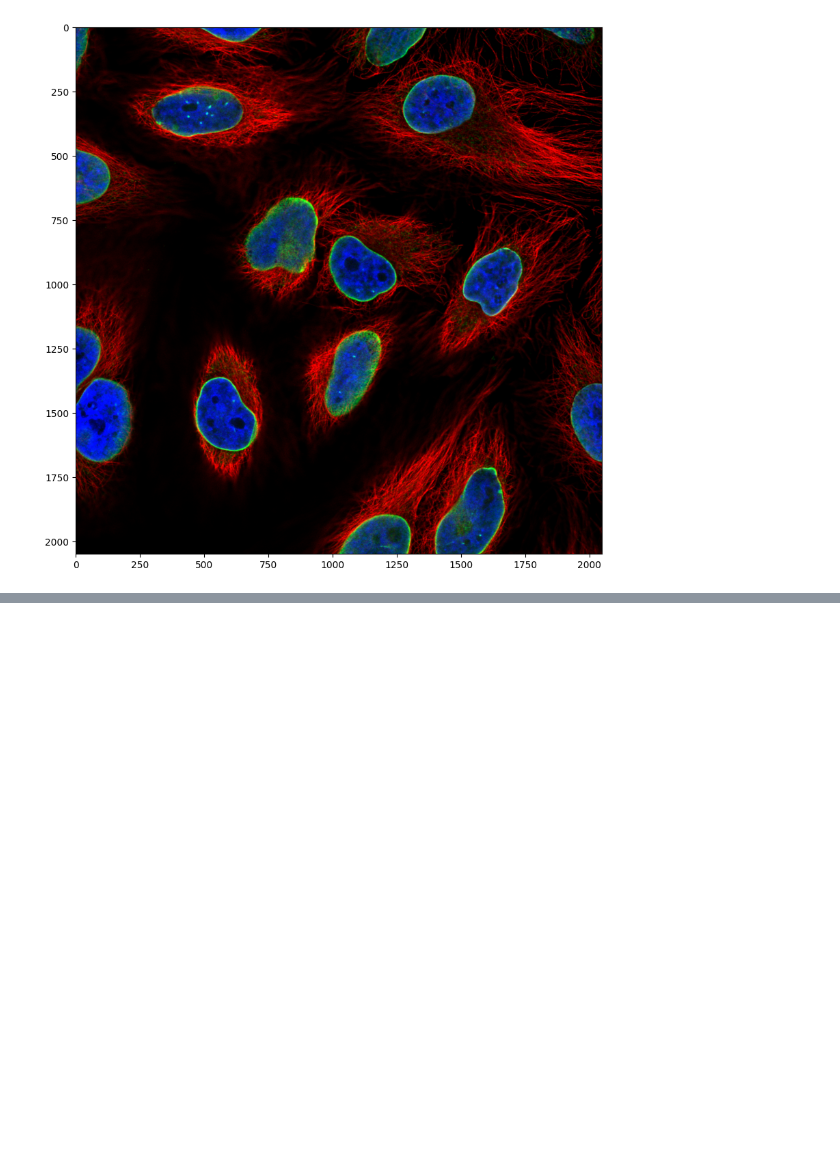
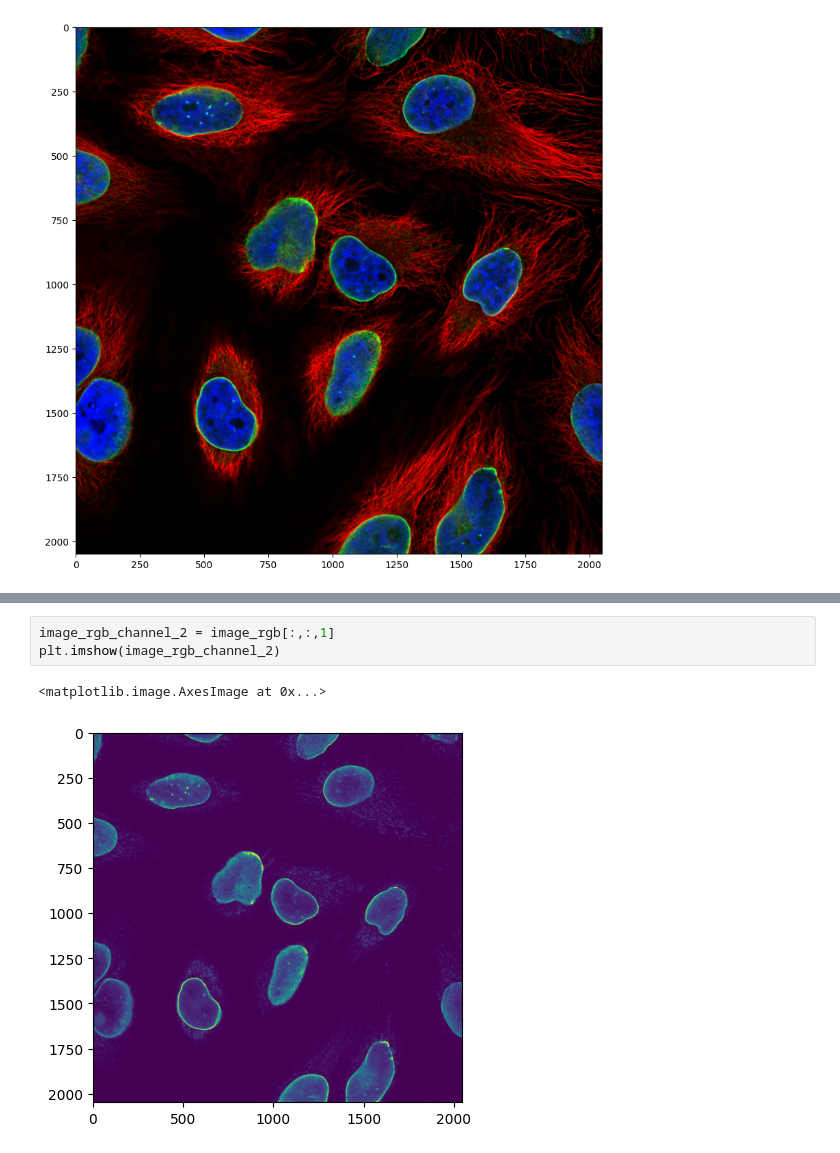
Before and after one commit to Nishitha0730/Computer-Vision, a Jupyter notebook: Images_as_Array.ipynb, the cells around one changed output, grey strips where cells are left out. Cells and saved outputs as stored; diff of their text form; blank space fills up the shorter version.

```diff
--- a/Images_as_Array.ipynb
+++ b/Images_as_Array.ipynb
@@ -215,0 +224,6 @@ ax.imshow(image_rgb)
+# %%
+image_rgb_channel_2 = image_rgb[:,:,1]
+plt.imshow(image_rgb_channel_2)
+# %% [output]
+<matplotlib.image.AxesImage at 0x...>
+[figure, added]
```
Also changed, not shown: parts of 3 cells of this notebook.
